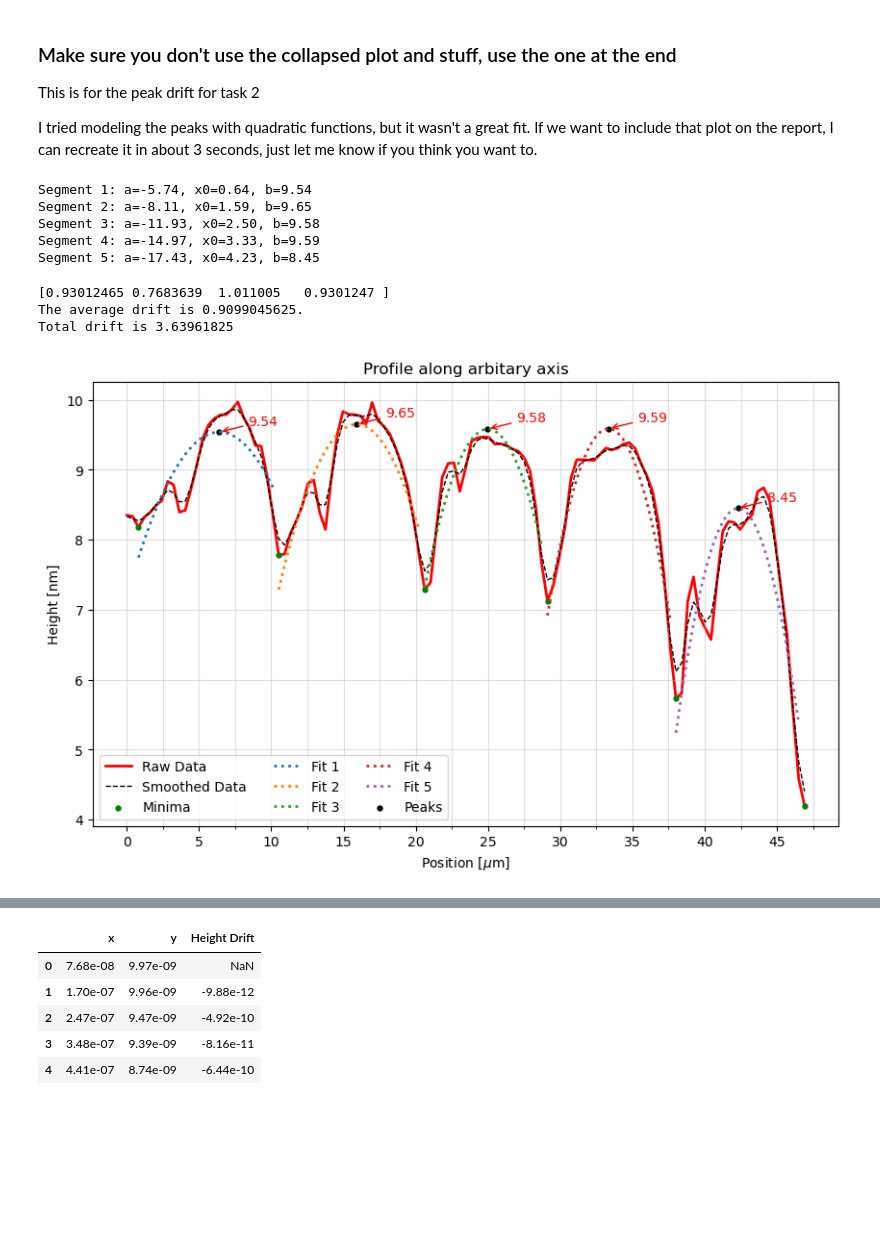
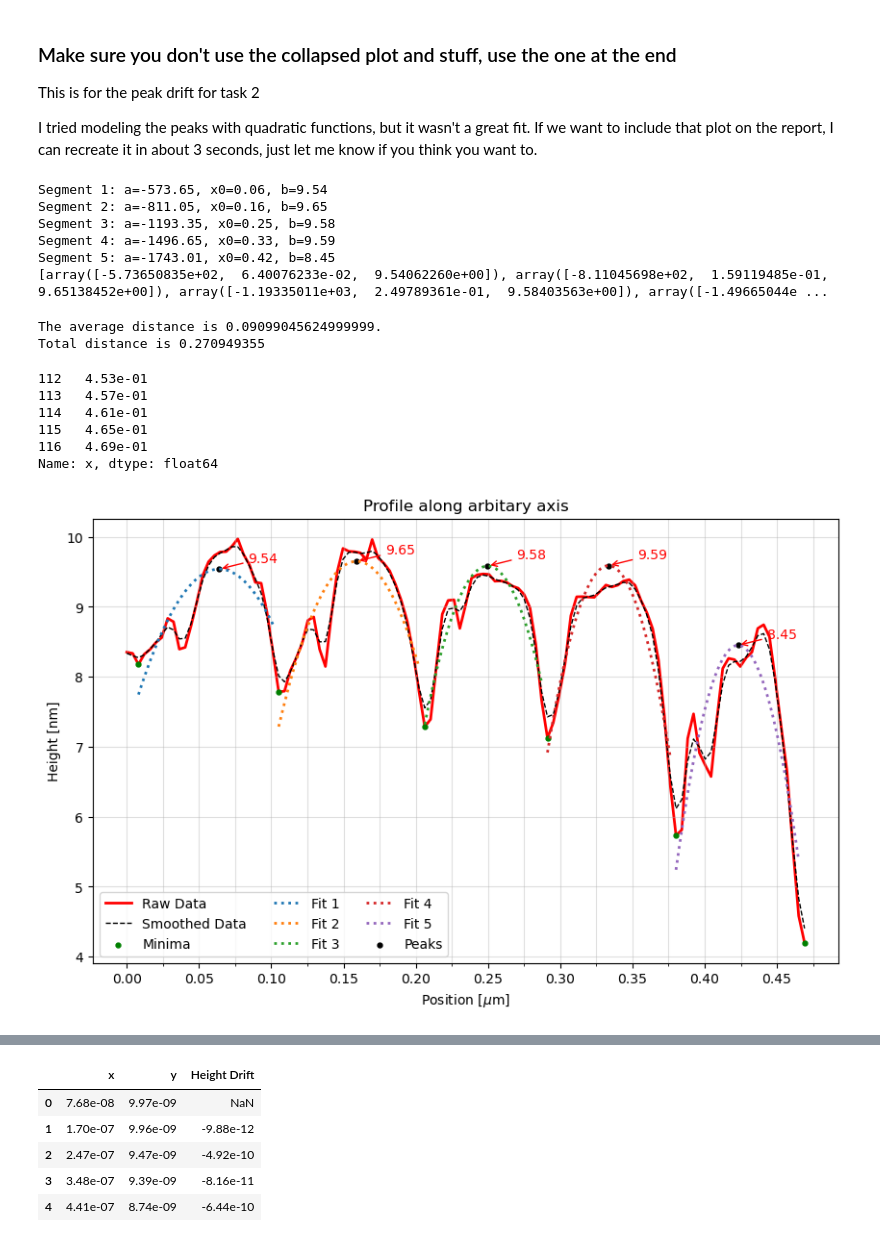
Before and after one commit to kearb-stomp/AdvLabs, a Jupyter notebook: Lab 5/Task 2.ipynb, the cells around one changed output, grey strips where cells are left out. Drawn from its saved outputs; the diff is of its cells as text; code cells hidden in the pictures; blank space fills up the shorter version.

```diff
--- a/Lab 5/Task 2.ipynb
+++ b/Lab 5/Task 2.ipynb
@@ -151,8 +153,8 @@ plt.show()
 # %%
 file_path = Path('Data/task 2 drift data 2.csv')
 drift_data = pd.read_csv(file_path, header=None, skiprows=3,sep=';', names=['x', 'y'])
-x = drift_data['x'] * 1e7
+x = drift_data['x'] * 1e6
 y = drift_data['y'] * 1e9
 drift_data['x'] = x
 drift_data['y'] = y
-#display(drift_data)
+display(drift_data)
@@ -222,7 +238,7 @@ def quad_func(x, a, x0, b):
 
 segments = []
 fit_params = []
-x_distances = []
+x_distances_forward = []
 for i in range(len(minima_idx) - 1):
     start_idx = minima_idx[i]
     end_idx = minima_idx[i + 1]
@@ -234,11 +250,11 @@ for i in range(len(minima_idx) - 1):
     y = segment['y'].values
 
     # Initial guesses: curvature, center, vertical shift
-    a0 = -1
+    a0 = -10
     x0 = x[np.argmax(y)] # guess vertex at lowest point
     b0 = max(y)
     #print(f'Initial guesses: \n a0={a0}, x0={x0}, b0={b0}')
-    x_distances.append(x0)
+    x_distances_forward.append(x0)
     try:
         popt, _ = curve_fit(quad_func, x, y, p0=(a0, x0, b0))
         fit_params.append(popt)
@@ -246,43 +262,50 @@ for i in range(len(minima_idx) - 1):
     except RuntimeError:
         print(f"Segment {i+1}: fit failed")
         fit_params.append(None)
+
+print(fit_params)
 # %% [output]
-Segment 1: a=-5.74, x0=0.64, b=9.54
-Segment 2: a=-8.11, x0=1.59, b=9.65
-Segment 3: a=-11.93, x0=2.50, b=9.58
-Segment 4: a=-14.97, x0=3.33, b=9.59
-Segment 5: a=-17.43, x0=4.23, b=8.45
+Segment 1: a=-573.65, x0=0.06, b=9.54
+Segment 2: a=-811.05, x0=0.16, b=9.65
+Segment 3: a=-1193.35, x0=0.25, b=9.58
+Segment 4: a=-1496.65, x0=0.33, b=9.59
+Segment 5: a=-1743.01, x0=0.42, b=8.45
+[array([-5.73650835e+02,  6.40076233e-02,  9.54062260e+00]), array([-8.11045698e+02,  1.59119485e-01,  9.65138452e+00]), array([-1.19335011e+03,  2.49789361e-01,  9.58403563e+00]), array([-1.49665044e ...
 # %%
-delta_x = np.diff(x_distances)
-print(delta_x)
-average_drift = np.mean(delta_x)
-print(f'The average drift is {average_drift}.')
+delta_x_forward = np.diff(x_distances_forward)
+#print(delta_x_forward)
+average_distance_forward = np.mean(delta_x_forward)
+print(f'The average distance is {average_distance_forward}.')
 
-total_x_distance = x_distances[-1] - x_distances[0]
-print(f'Total drift is {total_x_drift}')
+total_x_distance_forward = x_distances_forward[-2] - x_distances_forward[0]
+print(f'Total distance is {total_x_distance_forward}')
 time_per_line = 60e-3 # in seconds
 line_size = 500e-9 # in m
-tip_velocity = line_size / time_per_line
-
-time_for_drift =  total_x_distance / tip_velocity
-drift_velocity = total_x_drift / time_for_drift
 # %% [output]
-[0.93012465 0.7683639  1.011005   0.9301247 ]
-The average drift is 0.9099045625.
-Total drift is 3.63961825
+The average distance is 0.09099045624999999.
+Total distance is 0.270949355
+# %%
+display(drift_data['x'].tail())
+# %% [output]
+112   4.53e-01
+113   4.57e-01
+114   4.61e-01
+115   4.65e-01
+116   4.69e-01
+Name: x, dtype: float64
 # %%
 fig, ax = plt.subplots(figsize=(10,6))
 
 ###########################################################
 ###################### Plot raw data ######################
 ###########################################################
-ax.plot(drift_data['x'] * 10, drift_data['y'], label='Raw Data',
+ax.plot(drift_data['x'], drift_data['y'], label='Raw Data',
         color='red', ls='-', lw=2, zorder=1)
 
 ###########################################################
 ################### Plot smoothed data ####################
 ###########################################################
-ax.plot(drift_data['x'] * 10, smoothed_y_drift, label='Smoothed Data',
+ax.plot(drift_data['x'], smoothed_y_drift, label='Smoothed Data',
         color='black', ls='--', lw=1, zorder=2)
 ax.set_title('Profile along arbitary axis')
 ax.set_xlabel(r'Position [$\mu$m]')
@@ -293,7 +316,7 @@ ax.set_ylabel('Height [nm]')
 #ax.axvline(x=88.288e-9, color='blue', linestyle='-', lw=1)
 ###########################################################
 
-ax.scatter(minima['x'] * 10, minima['y'], color='green', label='Minima', marker='.', s=50, zorder=5)
+ax.scatter(minima['x'], minima['y'], color='green', label='Minima', marker='.', s=50, zorder=5)
 
 max_x_values = []
 max_y_values = []
@@ -310,18 +333,18 @@ for i in range(len(minima_idx) - 1):
     x_fit = np.linspace(x_segment[0], x_segment[-1], 300)
     y_fit = a * (x_fit - x0) ** 2 + b
 
-    ax.plot(x_fit * 10, y_fit, ':', label=f'Fit {i+1}', zorder=6, lw=2)
+    ax.plot(x_fit, y_fit, ':', label=f'Fit {i+1}', zorder=6, lw=2)
     max_id = np.argmax(y_fit)
-    x_fit = x_fit*10
+    x_fit = x_fit
     max_x_values.append(x_fit[max_id])
     max_y_values.append(y_fit[max_id])
 
 ### Plot drift peaks
 ax.scatter(max_x_values, max_y_values, color='black', label='Peaks', marker='.', s=50, zorder=4)
-for x, y in zip(max_x_values * 10, max_y_values):
+for x, y in zip(max_x_values, max_y_values):
     ax.annotate(f'{y:.2f}',
             xy=(x, y),
-            xytext=((x + 2, y + .1)),
+            xytext=((x + .02, y + .1)),
             arrowprops=dict(arrowstyle='->', color='red'),
             color='red'
     )
@@ -331,36 +354,36 @@ for x, y in zip(max_x_values * 10, max_y_values):
 ############ Plot the fit function in a text box ############
 # eq_text = (
 #     r'Fit Equation:' + '\n' +
 #     rf'$f(x) = {latex_sci(a)} \,\sin\!\left(\frac{{2\pi x}}{{{{{latex_sci(b)}}}}} + {c:.2f}\right) + {latex_sci(d)}$'
 # )
 # eq_text_2 = rf'Mean Smoothed Peak Distance: ${latex_sci(mean_peak_dist)}$'
 
 # plt.text(
 #     0.527, 0.11,
 #     eq_text,
 #     horizontalalignment='left',
 #     transform=plt.gca().transAxes,
 #     fontsize=10,
 #     verticalalignment='top', bbox=dict(boxstyle='round,pad=0.4', fc='white', edgecolor='black')
 # )
 
 # plt.text(
 #     0.602, 0.15,
 #     eq_text_2,
 #     horizontalalignment='left',
 #     transform=plt.gca().transAxes,
 #     fontsize=10,
 #     verticalalignment='center', bbox=dict(boxstyle='round,pad=0.4', fc='white', edgecolor='black')
 # )
 
 
-ax.xaxis.set_major_locator(MultipleLocator(5))
-ax.xaxis.set_minor_locator(MultipleLocator(2.5))
+ax.xaxis.set_major_locator(MultipleLocator(.05))
+ax.xaxis.set_minor_locator(MultipleLocator(.025))
 ax.grid(True, which='both', ls='-', alpha=0.4)
 ax.legend(ncol=3)
 plt.show()
 # %% [output]
-[figure, old version]
+[figure, new version]
 # %%
 max_x_values = [x * 1e-7 for x in max_x_values]
 max_y_values = [y * 1e-9 for y in max_y_values]
```
Also changed, not shown: parts of 14 cells of this notebook, 1 other file.
